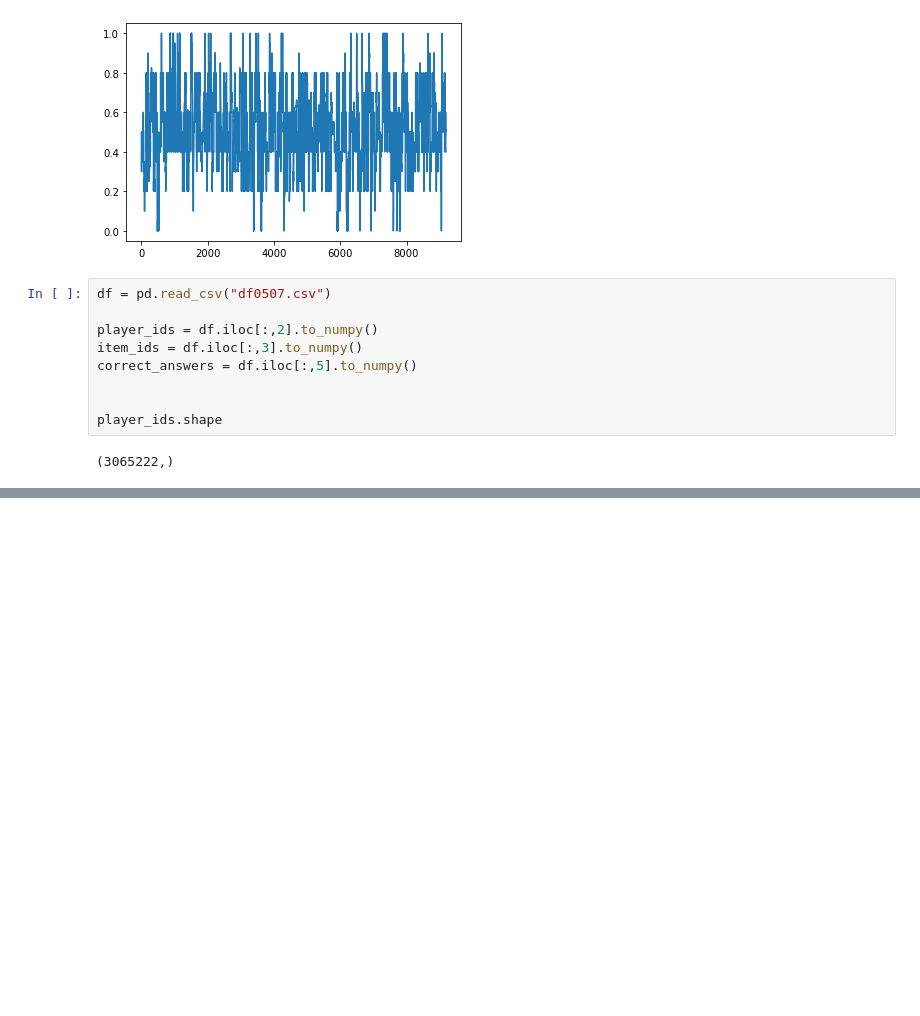
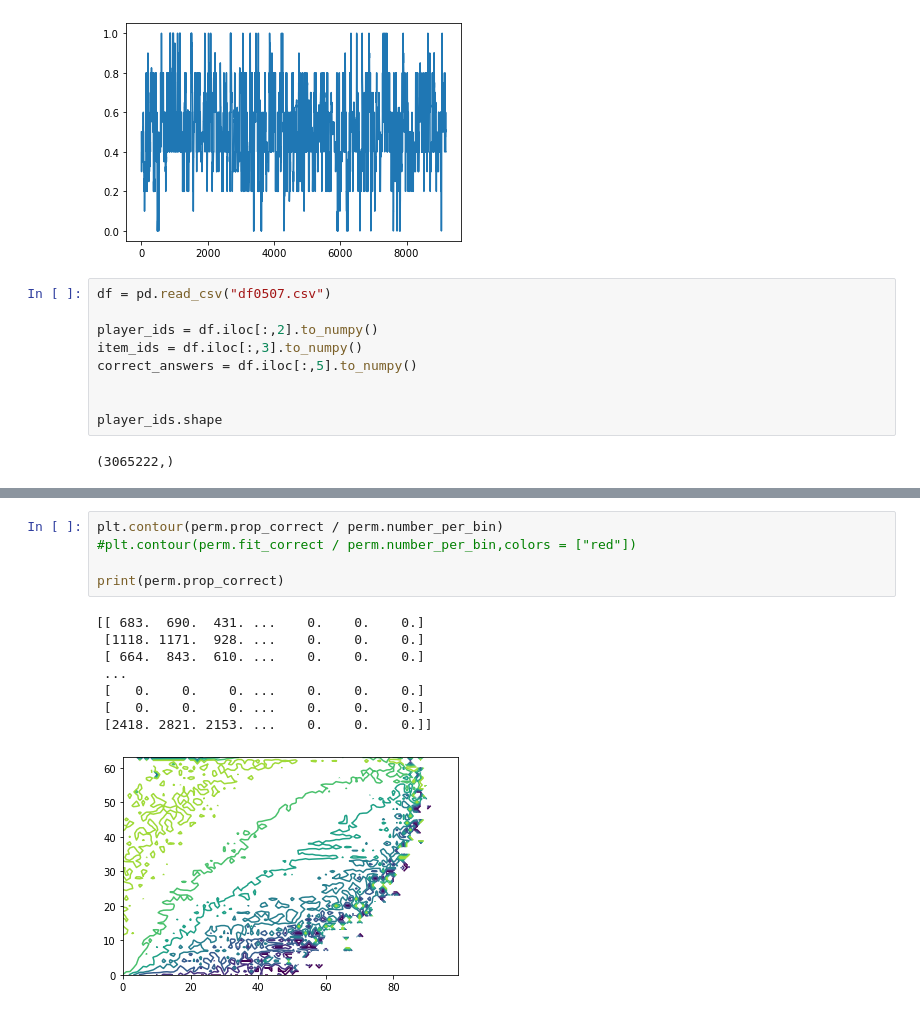
Before and after one commit to mrpogge/Urnings_project, a Jupyter notebook: main/data_trial.ipynb, the cells around one changed output, grey strips where cells are left out. Drawn from its saved outputs; the diff is of its cells as text; blank space fills up the shorter version.

```diff
--- a/main/data_trial.ipynb
+++ b/main/data_trial.ipynb
@@ -55,0 +84,14 @@ plt.plot(players[11].estimate_container)
+# %%
+plt.contour(perm.prop_correct / perm.number_per_bin)
+#plt.contour(perm.fit_correct / perm.number_per_bin,colors = ["red"])
+
+print(perm.prop_correct)
+# %% [output]
+[[ 683.  690.  431. ...    0.    0.    0.]
+ [1118. 1171.  928. ...    0.    0.    0.]
+ [ 664.  843.  610. ...    0.    0.    0.]
+ ...
+ [   0.    0.    0. ...    0.    0.    0.]
+ [   0.    0.    0. ...    0.    0.    0.]
+ [2418. 2821. 2153. ...    0.    0.    0.]]
+[figure, added]
```
Also changed, not shown: parts of 8 cells of this notebook, 30 other files.
